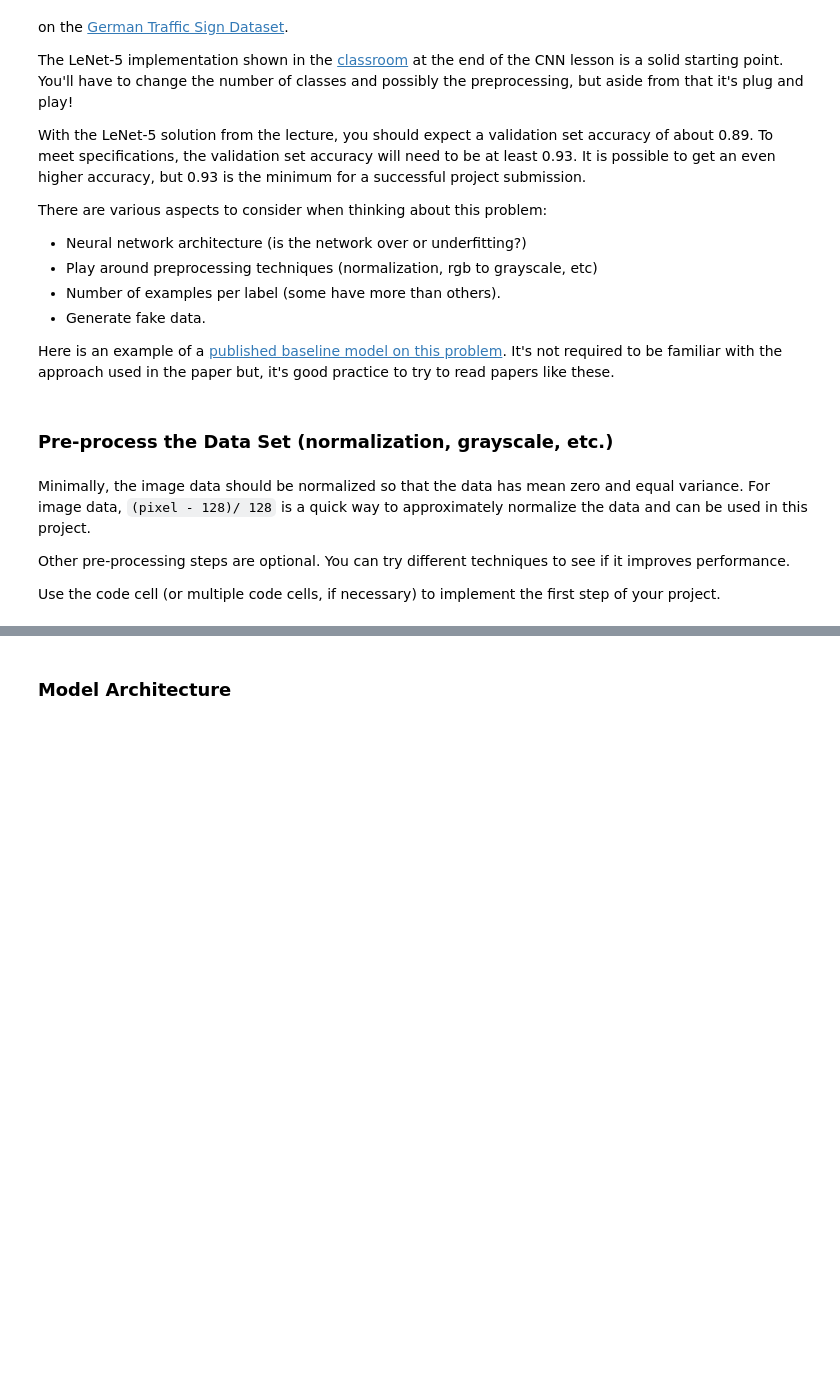
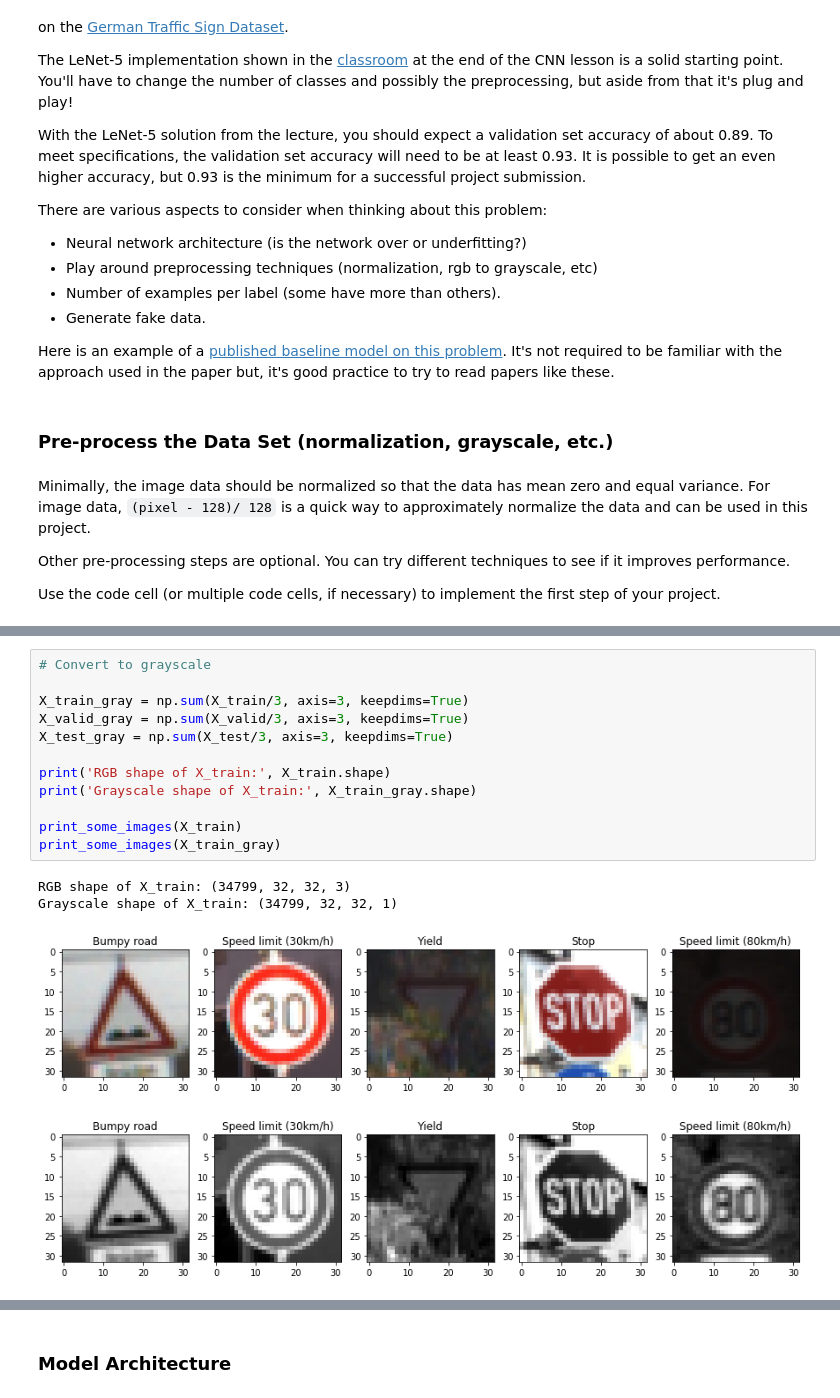
Before and after one commit to iraadit/CarND-Traffic-Sign-Classifier-Project, a Jupyter notebook: Traffic_Sign_Classifier.ipynb, the cells around one changed output, grey strips where cells are left out. Saved outputs shown, nothing was run; the diff lists cells and outputs as text; blank space fills up the shorter version.

```diff
--- a/Traffic_Sign_Classifier.ipynb
+++ b/Traffic_Sign_Classifier.ipynb
@@ -124,0 +239,17 @@ Use the code cell (or multiple code cells, if necessary) to implement the first
+# %%
+# Convert to grayscale
+
+X_train_gray = np.sum(X_train/3, axis=3, keepdims=True)
+X_valid_gray = np.sum(X_valid/3, axis=3, keepdims=True)
+X_test_gray = np.sum(X_test/3, axis=3, keepdims=True)
+
+print('RGB shape of X_train:', X_train.shape)
+print('Grayscale shape of X_train:', X_train_gray.shape)
+
+print_some_images(X_train)
+print_some_images(X_train_gray)
+# %% [output]
+RGB shape of X_train: (34799, 32, 32, 3)
+Grayscale shape of X_train: (34799, 32, 32, 1)
+[figure, added]
+[figure, added]
```
Also changed, not shown: parts of 25 cells of this notebook.
